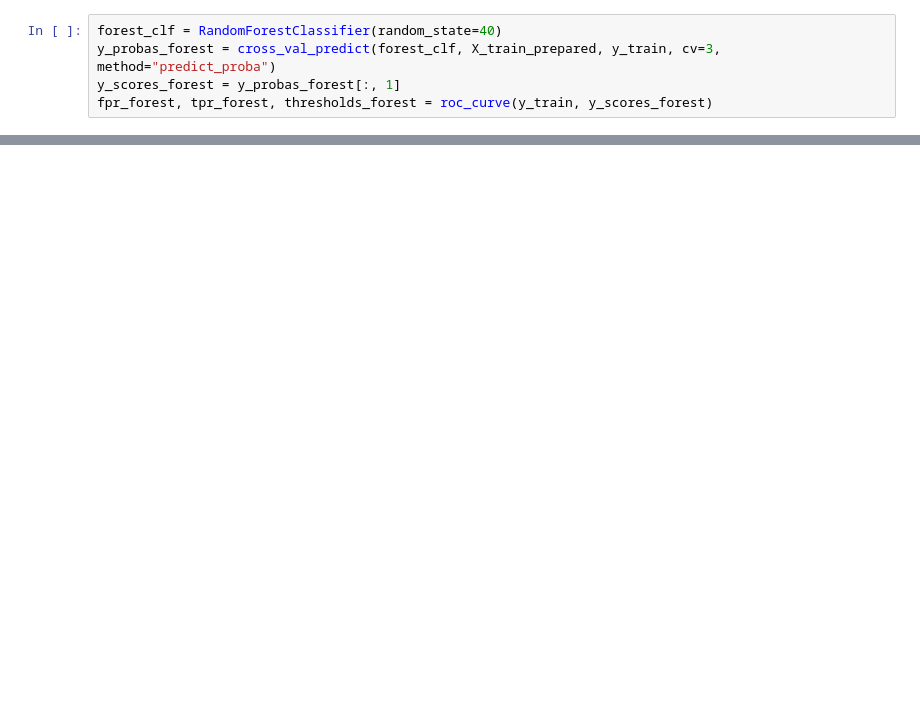
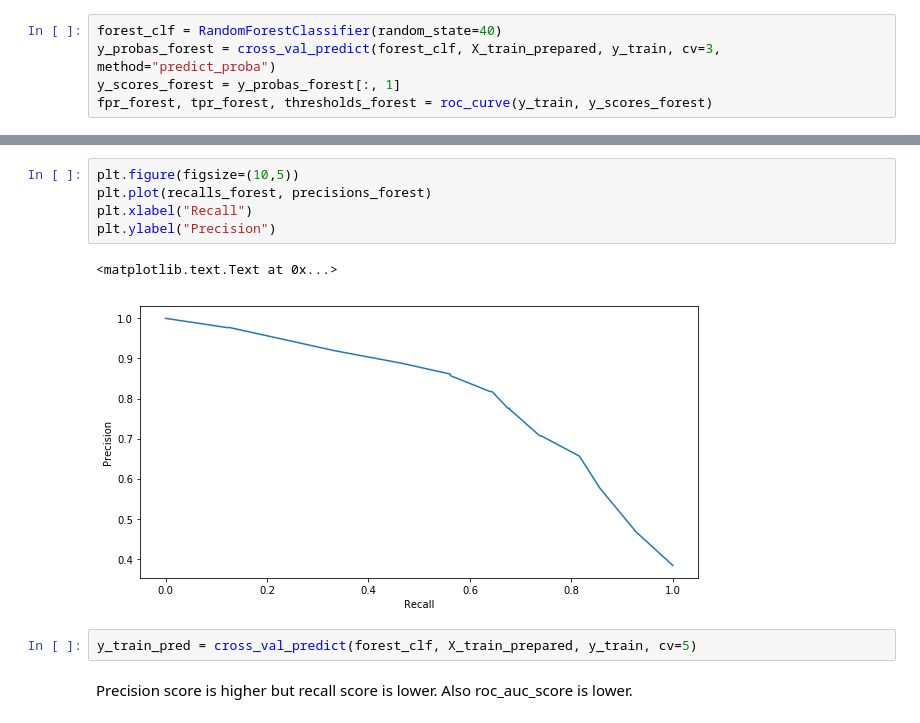
Before and after one commit to kuba1stach/Predict-Titanic-Survivors, a Jupyter notebook: titanic.ipynb, the cells around one changed output, grey strips where cells are left out. Saved outputs shown, nothing was run; the diff lists cells and outputs as text; blank space fills up the shorter version.

```diff
--- a/titanic.ipynb
+++ b/titanic.ipynb
@@ -423,0 +432,12 @@ plt.legend(loc="lower right")
+# %%
+plt.figure(figsize=(10,5))
+plt.plot(recalls_forest, precisions_forest)
+plt.xlabel("Recall")
+plt.ylabel("Precision")
+# %% [output]
+<matplotlib.text.Text at 0x...>
+[figure, added]
+# %%
+y_train_pred = cross_val_predict(forest_clf, X_train_prepared, y_train, cv=5)
+# %% [markdown]
+Precision score is higher but recall score is lower. Also roc_auc_score is lower.
```
Also changed, not shown: parts of 18 cells of this notebook, 2 other files.
